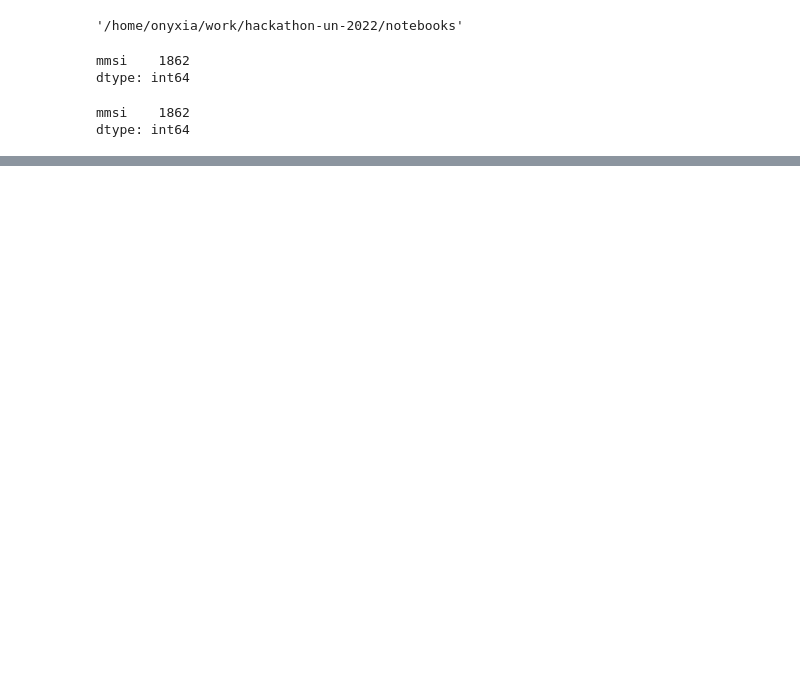
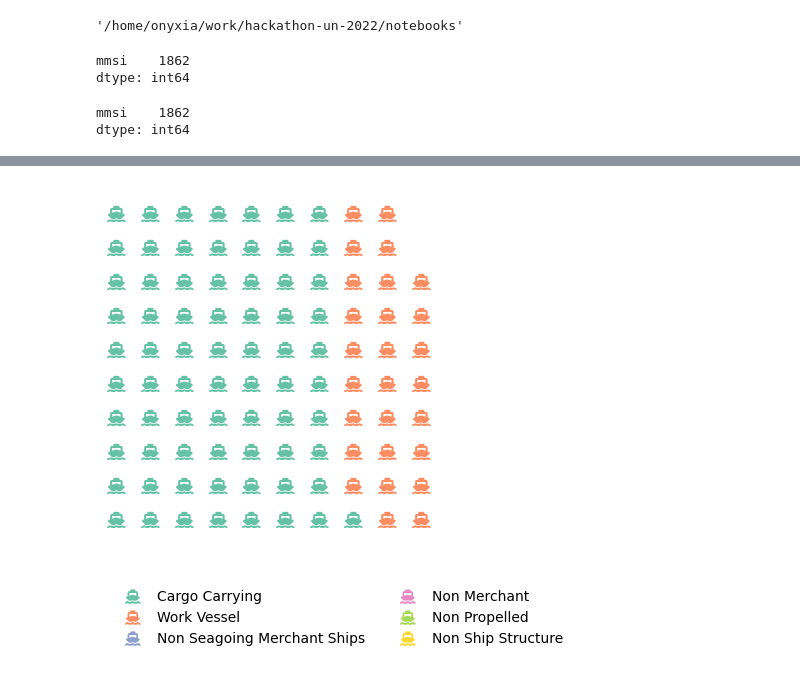
Before and after one commit to InseeFrLab/hackathon-un-2022, a Jupyter notebook: notebooks/test-nb-fonction.ipynb, the cells around one changed output, grey strips where cells are left out. Cells and saved outputs as stored; diff of their text form; code cells hidden in the pictures; blank space fills up the shorter version.

Commit message:
aoute fonction waffle

```diff
--- a/notebooks/test-nb-fonction.ipynb
+++ b/notebooks/test-nb-fonction.ipynb
@@ -69,0 +87,4 @@ KeyError: 'ShipTypeLevel1'
+# %%
+fig = fc.waffle_chart_zone(AIS_enriched, by = "ShiptypeLevel1")
+# %% [output]
+[figure, added]
```
Also changed, not shown: parts of 7 cells of this notebook, 1 other file.
